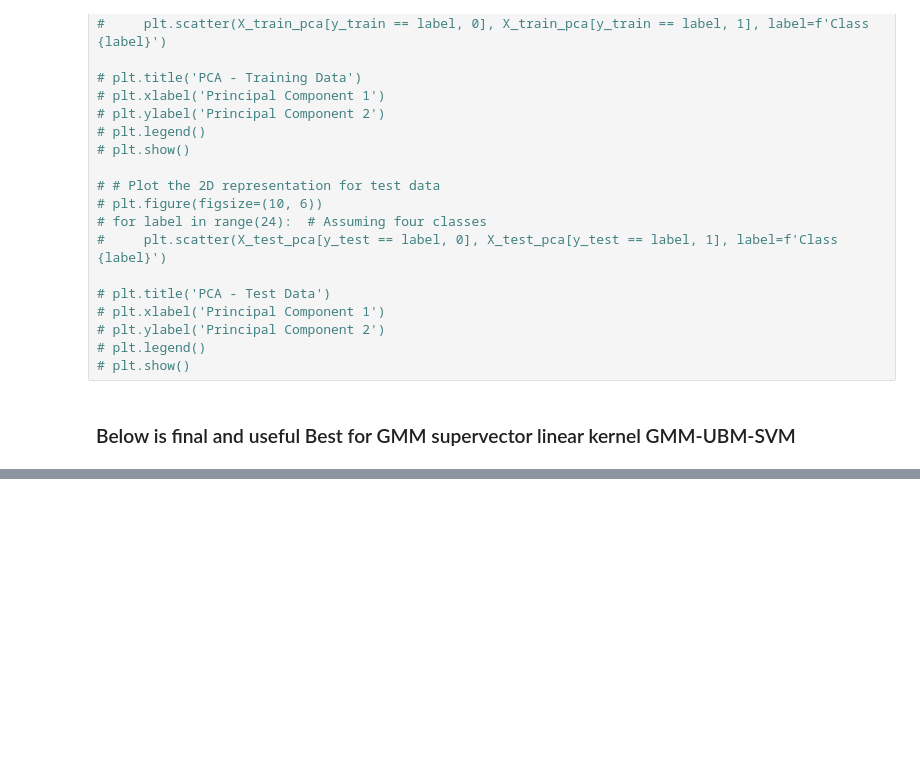
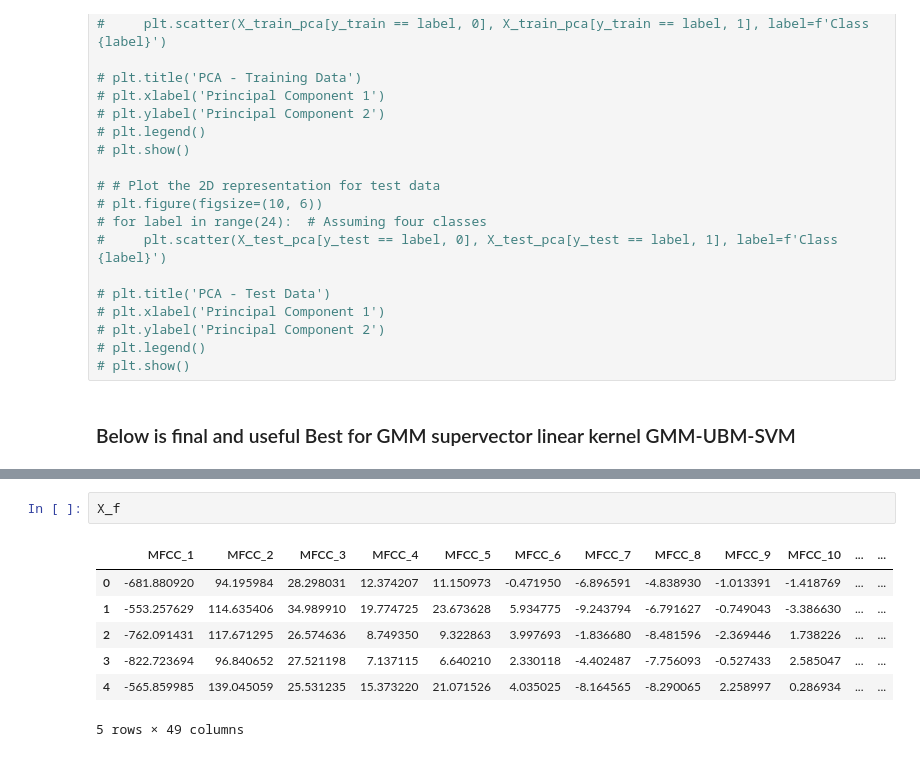
Before and after one commit to Arunanshu22/TVSM-Phoenix, a Jupyter notebook: GMM_UBM_SVM/GmmUbmSvmSupport Vector.ipynb, the cells around one changed output, grey strips where cells are left out. Drawn from its saved outputs; the diff is of its cells as text; blank space fills up the shorter version.

```diff
--- a/GMM_UBM_SVM/GmmUbmSvmSupport Vector.ipynb
+++ b/GMM_UBM_SVM/GmmUbmSvmSupport Vector.ipynb
@@ -201,0 +407,10 @@ Accuracy: 100.00%
+# %%
+X_f
+# %% [output]
+|  | MFCC_1 | MFCC_2 | MFCC_3 | MFCC_4 | MFCC_5 | MFCC_6 | MFCC_7 | MFCC_8 | MFCC_9 | MFCC_10 | ... | ... |
+| 0 | -681.880920 | 94.195984 | 28.298031 | 12.374207 | 11.150973 | -0.471950 | -6.896591 | -4.838930 | -1.013391 | -1.418769 | ... | ... |
+| 1 | -553.257629 | 114.635406 | 34.989910 | 19.774725 | 23.673628 | 5.934775 | -9.243794 | -6.791627 | -0.749043 | -3.386630 | ... | ... |
+| 2 | -762.091431 | 117.671295 | 26.574636 | 8.749350 | 9.322863 | 3.997693 | -1.836680 | -8.481596 | -2.369446 | 1.738226 | ... | ... |
+| 3 | -822.723694 | 96.840652 | 27.521198 | 7.137115 | 6.640210 | 2.330118 | -4.402487 | -7.756093 | -0.527433 | 2.585047 | ... | ... |
+| 4 | -565.859985 | 139.045059 | 25.531235 | 15.373220 | 21.071526 | 4.035025 | -8.164565 | -8.290065 | 2.258997 | 0.286934 | ... | ... |
+5 rows × 49 columns
```
Also changed, not shown: parts of 13 cells of this notebook, 6 other files.
